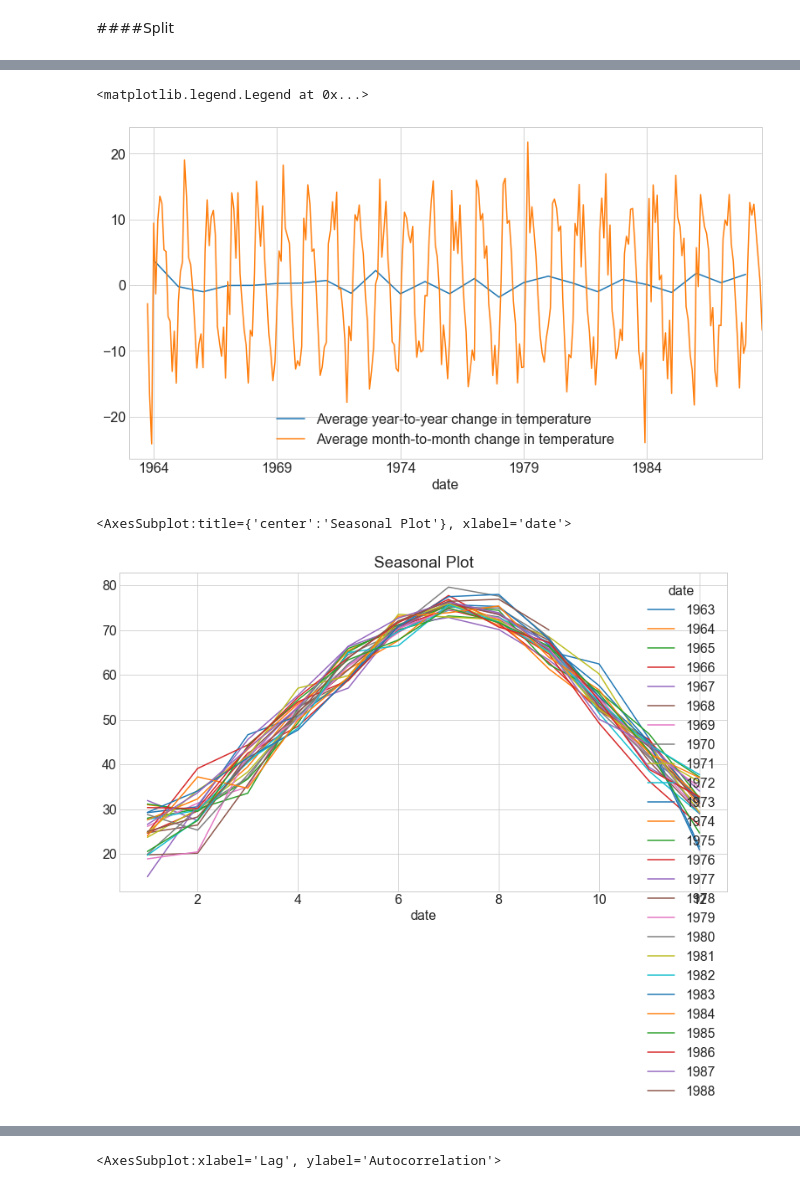
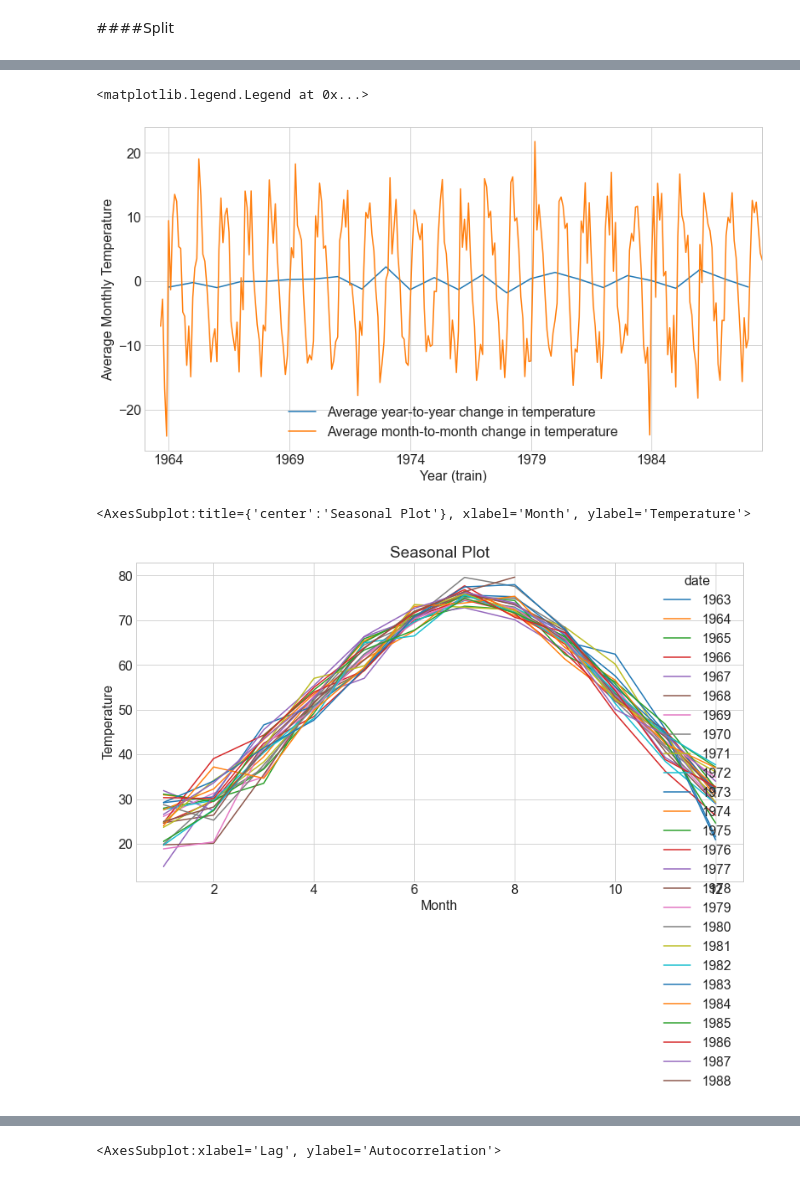
Before and after one commit to hrodjr/time-series-exercisess, a Jupyter notebook: time-series-e2e-exercise.ipynb, the cells around one changed output, grey strips where cells are left out. Saved outputs shown, nothing was run; the diff lists cells and outputs as text; code cells hidden in the pictures.

```diff
--- a/time-series-e2e-exercise.ipynb
+++ b/time-series-e2e-exercise.ipynb
@@ -101,3 +101,7 @@ Date Range: 1963-09-01 00:00:00 to 2013-09-01 00:00:00
 - seasonality: a repeated cycle in the data. Occurs at a fixed frequency. In our weather data there is yearly and daily seasonality
 - trend: long term upwards or downwards movement
 - cycle: Some arbitrary chunk of time, usually longer than a season, or consists of multiple seasons
+# %%
+#Going to drop all but the index, avg temp and uncertainty here so I can use the original prepd df for later
+df = df.drop(columns=['city', 'country', 'latitude', 'longitude', 'avgtemp_uncertainty'])
+df.info()
@@ -179,13 +190,13 @@ plt.legend()
 # %%
 y.resample('Y').mean().diff().plot(label='Average year-to-year change in temperature')
-y.resample('M').mean().diff().plot(label='Average month-to-month change in temperature')
+y.resample('M').mean().diff().plot(xlabel = 'Year (train)', ylabel = 'Average Monthly Temperature', label='Average month-to-month change in temperature')
 plt.legend()
 # %% [output]
 <matplotlib.legend.Legend at 0x...>
-[figure, old version]
+[figure, new version]
 # %%
 # .unstack turns an index level into columns
-y.groupby([y.index.year, y.index.month]).mean().unstack(0).plot(title='Seasonal Plot')
+y.groupby([y.index.year, y.index.month]).mean().unstack(0).plot(xlabel = 'Month', ylabel = 'Temperature' ,title='Seasonal Plot')
 # %% [output]
-<AxesSubplot:title={'center':'Seasonal Plot'}, xlabel='date'>
+<AxesSubplot:title={'center':'Seasonal Plot'}, xlabel='Month', ylabel='Temperature'>
-[figure, old version]
+[figure, new version]
```
Also changed, not shown: parts of 84 cells of this notebook, 1 other file.
